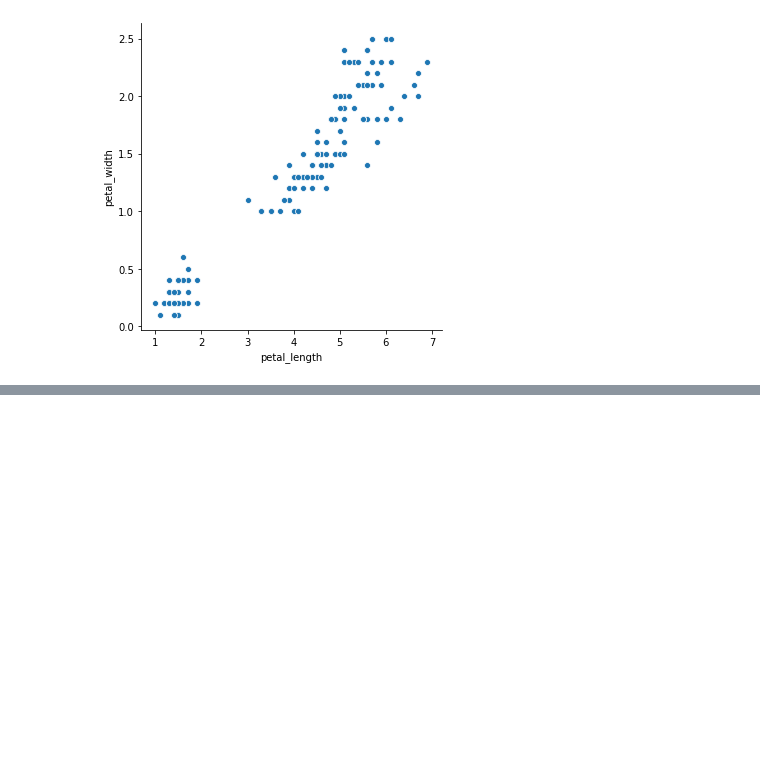
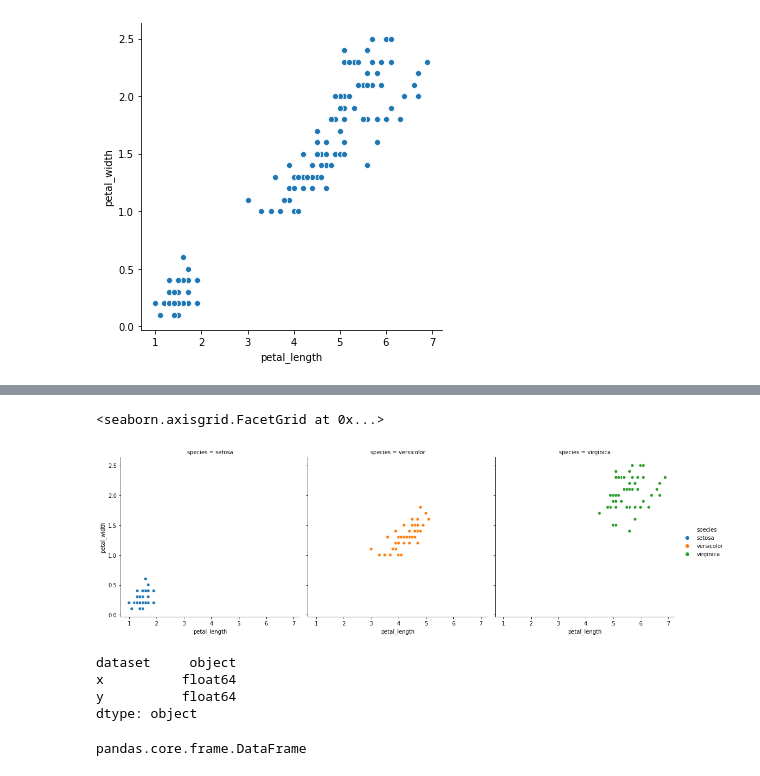
Before and after one commit to flambuth/python-exercises, a Jupyter notebook: 4.9_seaborn_exercises.ipynb, the cells around one changed output, grey strips where cells are left out. Saved outputs shown, nothing was run; the diff lists cells and outputs as text; code cells hidden in the pictures; blank space fills up the shorter version.

```diff
--- a/4.9_seaborn_exercises.ipynb
+++ b/4.9_seaborn_exercises.ipynb
@@ -23,0 +25,6 @@ sns.relplot(x='sepal_length', y='sepal_width', col='species' ,data=iris)
+# %%
+sns.relplot(x='petal_length', y='petal_width', col='species' ,
+            hue='species', data=iris)
+# %% [output]
+<seaborn.axisgrid.FacetGrid at 0x...>
+[figure, added]
@@ -23,0 +33,11 @@ sns.relplot(x='sepal_length', y='sepal_width', col='species' ,data=iris)
+# %%
+anscombe.dtypes
+# %% [output]
+dataset     object
+x          float64
+y          float64
+dtype: object
+# %%
+type(anscombe)
+# %% [output]
+pandas.core.frame.DataFrame
```
Also changed, not shown: parts of 5 cells of this notebook, 1 other file.
